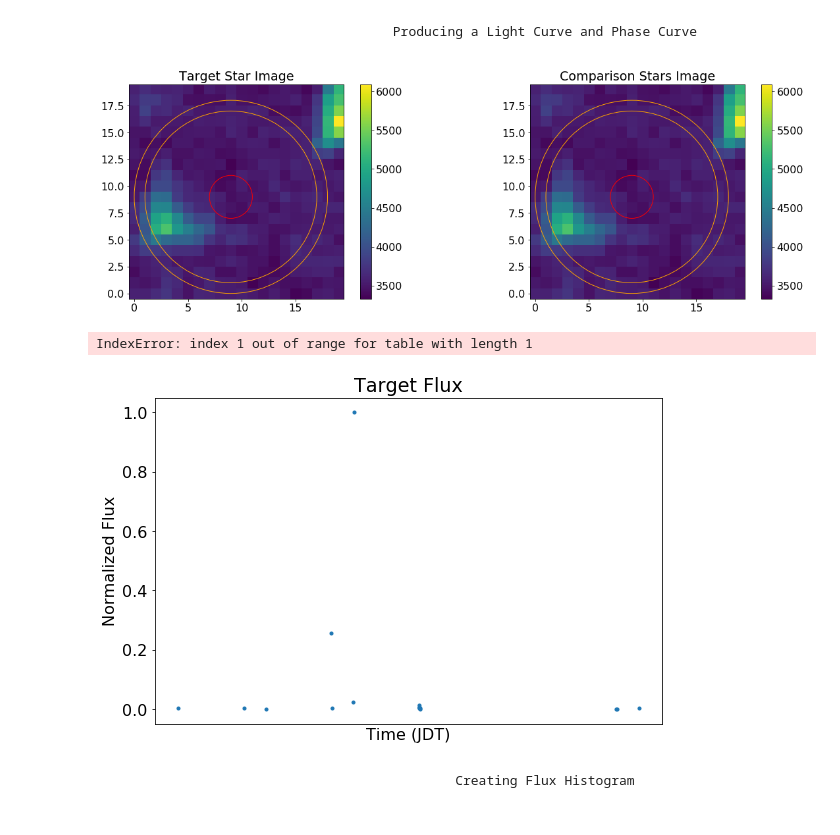
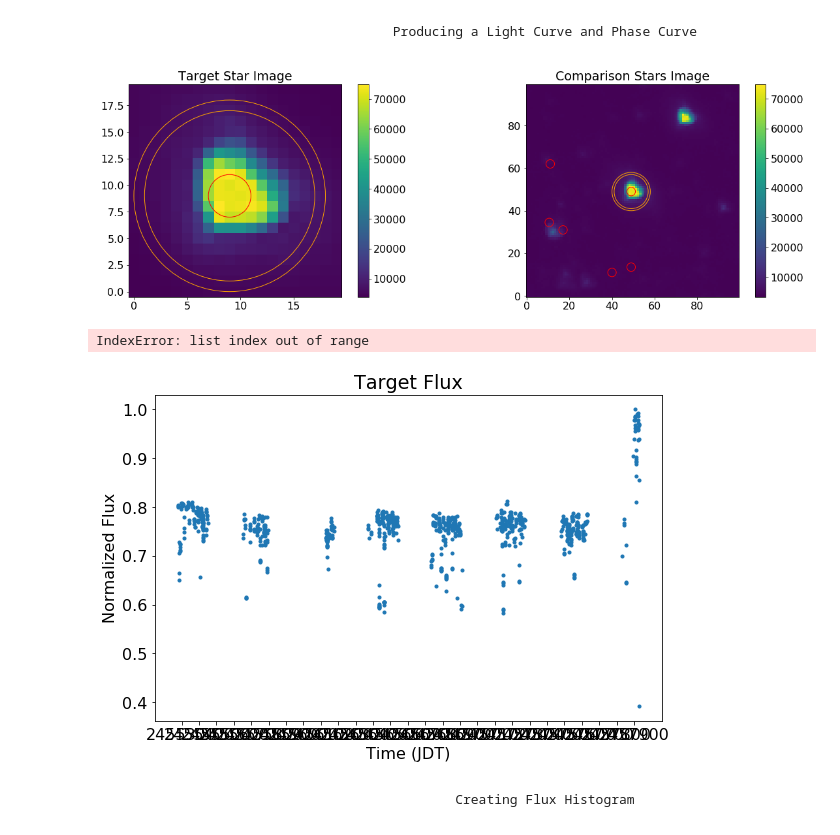
Before and after one commit to joshuapepper/kelt_halo, a Jupyter notebook: KELT Image Data Pipeline-FN Aql.ipynb, the cells around one changed output. Saved outputs shown, nothing was run; the diff lists cells and outputs as text; code cells hidden in the pictures.

```diff
--- a/KELT Image Data Pipeline-FN Aql.ipynb
+++ b/KELT Image Data Pipeline-FN Aql.ipynb
@@ -27,10 +27,10 @@ full_img_list = [os.path.join(initial_directory, sort_files[i]) for i in range(0
 # %%
 #cell containing upcoming variables
 
-cutout_x_start = 20
-cutout_x_stop = 40
-cutout_y_start = 80
-cutout_y_stop = 100
+cutout_x_start = 541
+cutout_x_stop = 641
+cutout_y_start = 801
+cutout_y_stop = 901
 # %%
 #a function to create new image cutouts
 for i in range(0,file_count):
@@ -170,15 +168,18 @@ for j in range(0,len(comparison_star_circles)):
         adding = photometry(open_cutouts[i], comparison_star_circles[j], method = 'exact')
         comparison_sum.append(adding)
 
-comparison_background_sum = [[background_median[i] * comparison_star_circles[j].area() for i in range(start,stop)] for j in range(0,len(comparison_star_circles))] # multiply background median by area of each aperture to get background flux contained in each aperture
-comparison_subtract = np.array([[comparison_sum[j][i]['aperture_sum'] - comparison_background_sum[j][i] for i in range(start,stop)] for j in range(0,len(comparison_star_circles))]) # subtract background flux in each aperture from each aperture's total flux
+comparison_background_sum = [[background_median[i] * comparison_star_circles[j].area()
+                              for i in range(start,stop)] for j in range(0,len(comparison_star_circles))] # multiply background median by area of each aperture to get background flux contained in each aperture
+comparison_subtract = np.array([[comparison_sum[j][i]['aperture_sum'] - comparison_background_sum[j][i]
+                                 for i in range(len(comparison_sum[0]))]
+                                for j in range(0,len(comparison_sum))]) # subtract background flux in each aperture from each aperture's total flux
 comparison_total = comparison_subtract.sum(axis=0) # sum up the background subtracted flux for all comparison stars
 comparison_flux = comparison_total[comparison_total > 0] # disregard zero flux values
 
 
 # create comparison flux vs. time plot
 
-plt.subplot(122)
+plt.subplot(122)s
 plt.title('Comparison Flux')
 plt.xlabel('Time (JDT)')
 plt.ylabel('Normalized Flux')
@@ -206,36 +207,36 @@ frequency, power = LombScargle(time, final_flux).autopower(minimum_frequency = 1
 
 plt.subplot(121)
 plt.plot(1/frequency, power)
 plt.title('Target Periodogram')
 plt.xlabel('Period (days)')
 plt.ylabel('Power')
 
 
 best_frequency = frequency[np.argmax(power)] # find frequency with highest power value
 period = 1/best_frequency # convert this frequency to a period
 low = np.argmin(final_flux) # find lowest value of flux
 phase_offset = 0.5 - np.remainder(time[low], period) / period # calculate phase offset so that lowest flux value in each cycle is located at half the period
 phase = np.remainder(time + phase_offset * period, period * 2) / period # calculate the phase of the target flux for two cycles
 
 
 # create target phase curve with flux vs. phase
 
 plt.subplot(122)
 plt.plot(phase, (final_flux - min(final_flux))/max(final_flux-min(final_flux)), '.')
 plt.title('Target Phase Curve')
 plt.xlabel('Phase')
 plt.ylabel('Normalized Flux')
 plt.show()
 
 
 # print the most likely period with its corresponding power value for the target star
 
 print("best period for range", low_period, "to", high_period, "days =", period, "days")
 print("power value for best period = ", max(power))
 # %% [output]
-[figure, old version]
+[figure, new version]
-IndexError: index 1 out of range for table with length 1
+IndexError: list index out of range
-[figure, old version]
+[figure, new version]
 # %% [markdown]
                                                 Creating Flux Histogram
 # %%
```
Also changed, not shown: parts of 1 cell of this notebook.
